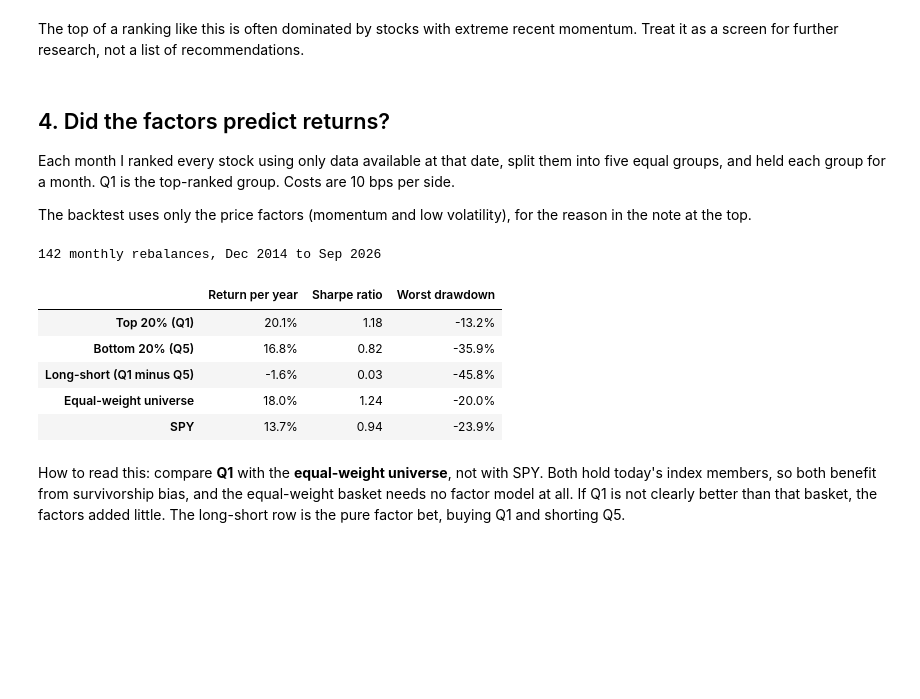
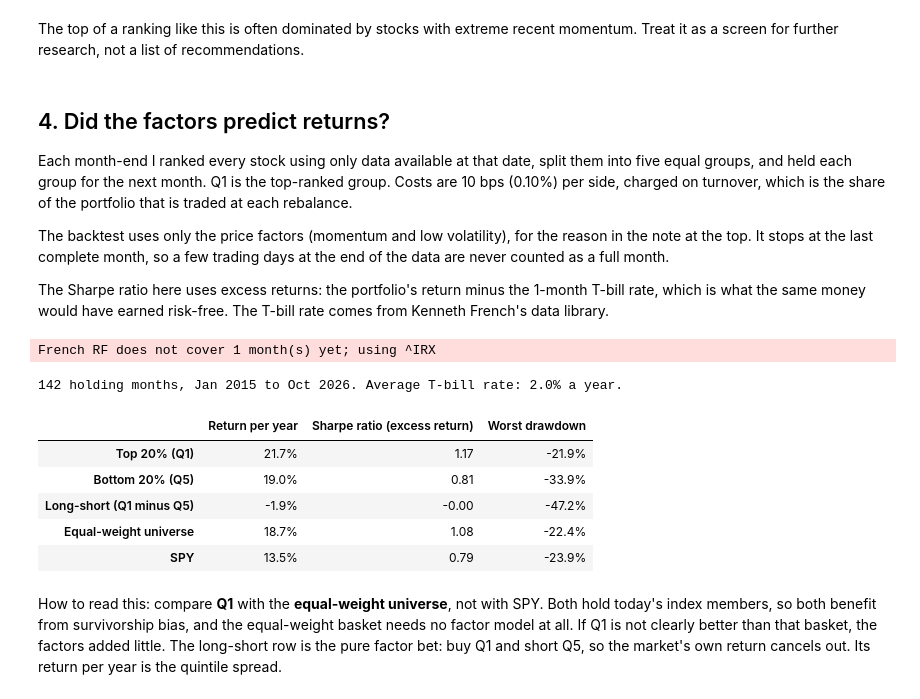
Before and after one commit to FleximusRex/Finance-equity-scanner, a Jupyter notebook: notebooks/multi_factor_equity_screener.ipynb, the cells around one changed output. Cells and saved outputs as stored; diff of their text form; code cells hidden in the pictures; blank space fills up the shorter version.

```diff
--- a/notebooks/multi_factor_equity_screener.ipynb
+++ b/notebooks/multi_factor_equity_screener.ipynb
@@ -21,5 +21,6 @@ This cell gets the code and installs what is missing. In Colab it adds only `yfi
 # %%
 #@title Set up (runs automatically) { display-mode: "form" }
+import importlib.util
 import os
 import shutil
 import subprocess
@@ -33,9 +34,15 @@ if "google.colab" in sys.modules:
     shutil.rmtree("Finance-equity-scanner", ignore_errors=True)
     subprocess.run(["git", "clone", "-q", REPO_URL], check=True)
     os.chdir("Finance-equity-scanner")
-    # Colab already has pandas, numpy, scipy, matplotlib, plotly and pyarrow.
-    subprocess.run([sys.executable, "-m", "pip", "install", "-q", "-U", "yfinance", "lxml"],
-                   check=True)
+    # Colab already has pandas, numpy, scipy, matplotlib, plotly and pyarrow, and replacing
+    # those would force a restart. Only yfinance is always installed, at the pinned version.
+    with open("requirements.txt") as f:
+        pinned = dict(line.strip().split("==") for line in f if "==" in line)
+    wanted = [f"yfinance=={pinned['yfinance']}"]
+    for name in ("lxml", "statsmodels", "openpyxl"):
+        if importlib.util.find_spec(name) is None:
+            wanted.append(f"{name}=={pinned[name]}")
+    subprocess.run([sys.executable, "-m", "pip", "install", "-q", *wanted], check=True)
 elif os.path.basename(os.getcwd()) == "notebooks":
     os.chdir("..")  # running locally: start from the repo root
 for name in [m for m in sys.modules if m == "src" or m.startswith("src.")]:
@@ -50,5 +65,5 @@ Ready. Working folder: Finance-equity-scanner
 # %%
-UNIVERSE = "test50"  #@param ["test50", "sp500"]
+UNIVERSE = "sp100"  #@param ["test50", "sp100", "sp500"]
 TICKER = "AAPL"  #@param {type:"string"}
 # %%
 import io
@@ -59,15 +74,22 @@ import pandas as pd
 from IPython.display import Image, Markdown, display
 from PIL import Image as PILImage
 
-from src import backtest, config, rank, visualization
+from src import backtest, config, french, rank, visualization
 from src.data_loader import load_prices
+from src.excel_export import write_workbook
+from src.ff_regression import ff_regression
 from src.report import show_report, stock_report
 from src.universe import get_universe
 
 config.set_universe(UNIVERSE)
-config.CHARTS_DIR = config.CACHE_DIR / "notebook_charts"  # keep the saved charts untouched
+NOTEBOOK_DIR = config.CACHE_DIR / "notebook"  # keep the saved outputs untouched
+config.CHARTS_DIR = NOTEBOOK_DIR / "charts"
 
 logging.basicConfig(level=logging.INFO, format="%(message)s")
 logging.getLogger("yfinance").setLevel(logging.CRITICAL)
-print(f"Universe: {UNIVERSE} ({len(get_universe())} stocks)")
+logging.getLogger("src.visualization").setLevel(logging.WARNING)
+
+prices = load_prices([*get_universe(), config.BENCHMARK])
+AS_OF = f"{prices.index[-1]:%Y-%m-%d}"
+print(f"Universe: {UNIVERSE} ({len(get_universe())} stocks). Prices through {AS_OF}.")
 # %% [output]
@@ -102,36 +124,40 @@ The top of a ranking like this is often dominated by stocks with extreme recent
 # %% [markdown]
 ## 4. Did the factors predict returns?
 
-Each month I ranked every stock using only data available at that date, split them into five equal groups, and held each group for a month. Q1 is the top-ranked group. Costs are 10 bps per side.
+Each month-end I ranked every stock using only data available at that date, split them into five equal groups, and held each group for the next month. Q1 is the top-ranked group. Costs are 10 bps (0.10%) per side, charged on turnover, which is the share of the portfolio that is traded at each rebalance.
 
-The backtest uses only the price factors (momentum and low volatility), for the reason in the note at the top.
+The backtest uses only the price factors (momentum and low volatility), for the reason in the note at the top. It stops at the last complete month, so a few trading days at the end of the data are never counted as a full month.
+
+The Sharpe ratio here uses excess returns: the portfolio's return minus the 1-month T-bill rate, which is what the same money would have earned risk-free. The T-bill rate comes from Kenneth French's data library.
 # %%
-prices = load_prices([*get_universe(), config.BENCHMARK])
 dates = backtest.rebalance_dates(prices.index)[:-1]
 signals = backtest.signals_through_time(prices, dates)
 monthly, ic = backtest.backtest_signal(prices, signals["composite"])
+monthly["RF"] = french.risk_free(monthly.index)
 table, ic_summary = backtest.summarize(monthly, ic)
 
 portfolios = {"Top 20% (Q1)": "Q1_net", "Bottom 20% (Q5)": "Q5_net",
               "Long-short (Q1 minus Q5)": "LS_net", "Equal-weight universe": "EW_net",
               "SPY": "SPY"}
 results = pd.DataFrame({
     name: {"Return per year": f"{table.loc[key, 'CAGR']:.1%}",
-           "Sharpe ratio": f"{table.loc[key, 'Sharpe']:.2f}",
+           "Sharpe ratio (excess return)": f"{table.loc[key, 'Sharpe']:.2f}",
            "Worst drawdown": f"{table.loc[key, 'MaxDD']:.1%}"}
     for name, key in portfolios.items()}).T
-print(f"{len(monthly)} monthly rebalances, {monthly.index[0]:%b %Y} to {monthly.index[-1]:%b %Y}")
+print(f"{len(monthly)} holding months, {monthly.index[0]:%b %Y} to {monthly.index[-1]:%b %Y}. "
+      f"Average T-bill rate: {monthly['RF'].mean() * 12:.1%} a year.")
 display(results)
 # %% [output]
-142 monthly rebalances, Dec 2014 to Sep 2026
+French RF does not cover 1 month(s) yet; using ^IRX
+142 holding months, Jan 2015 to Oct 2026. Average T-bill rate: 2.0% a year.
-|  | Return per year | Sharpe ratio | Worst drawdown |
-| Top 20% (Q1) | 20.1% | 1.18 | -13.2% |
-| Bottom 20% (Q5) | 16.8% | 0.82 | -35.9% |
-| Long-short (Q1 minus Q5) | -1.6% | 0.03 | -45.8% |
-| Equal-weight universe | 18.0% | 1.24 | -20.0% |
-| SPY | 13.7% | 0.94 | -23.9% |
+|  | Return per year | Sharpe ratio (excess return) | Worst drawdown |
+| Top 20% (Q1) | 21.7% | 1.17 | -21.9% |
+| Bottom 20% (Q5) | 19.0% | 0.81 | -33.9% |
+| Long-short (Q1 minus Q5) | -1.9% | -0.00 | -47.2% |
+| Equal-weight universe | 18.7% | 1.08 | -22.4% |
+| SPY | 13.5% | 0.79 | -23.9% |
 # %% [markdown]
-How to read this: compare **Q1** with the **equal-weight universe**, not with SPY. Both hold today's index members, so both benefit from survivorship bias, and the equal-weight basket needs no factor model at all. If Q1 is not clearly better than that basket, the factors added little. The long-short row is the pure factor bet, buying Q1 and shorting Q5.
+How to read this: compare **Q1** with the **equal-weight universe**, not with SPY. Both hold today's index members, so both benefit from survivorship bias, and the equal-weight basket needs no factor model at all. If Q1 is not clearly better than that basket, the factors added little. The long-short row is the pure factor bet: buy Q1 and short Q5, so the market's own return cancels out. Its return per year is the quintile spread.
 # %%
 names = {"mom_12_1": "12-1 month momentum", "ret_6m": "6-month momentum",
          "vol_60d": "60-day volatility (low is better)", "beta": "Beta (low is better)",
```
Also changed, not shown: parts of 23 cells of this notebook.
